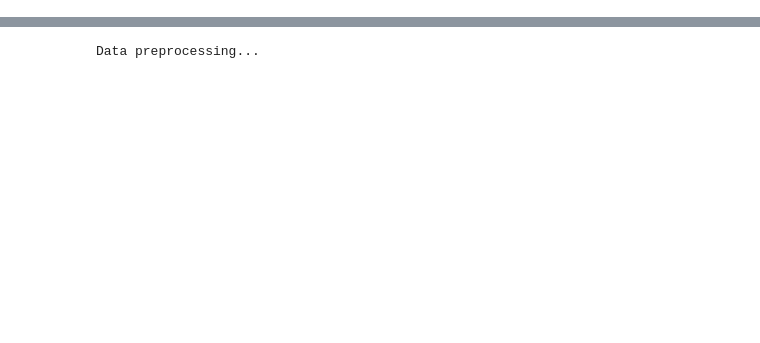
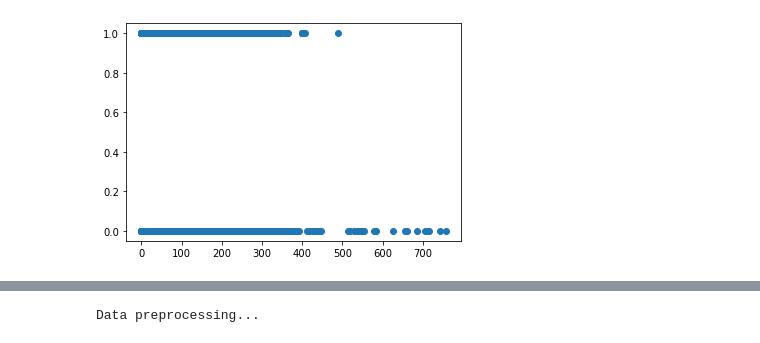
Before and after one commit to 01Joseph-Hwang10/data-science-contest-2022, a Jupyter notebook: TaewookHam/Remove_outliers.ipynb, the cells around one changed output, grey strips where cells are left out. Drawn from its saved outputs; the diff is of its cells as text; code cells hidden in the pictures; blank space fills up the shorter version.

```diff
--- a/TaewookHam/Remove_outliers.ipynb
+++ b/TaewookHam/Remove_outliers.ipynb
@@ -254,0 +250,9 @@ Data preprocessing...
+# %%
+a = Mix[(Mix['last_5_days_sum']>1000) & (Mix['business']==1)].index
+# %%
+Mix = Mix.drop(a)
+# %%
+plt.scatter(Mix['cGIT'],Mix['business'])
+plt.show()
+# %% [output]
+[figure, added]
```
Also changed, not shown: parts of 26 cells of this notebook.
